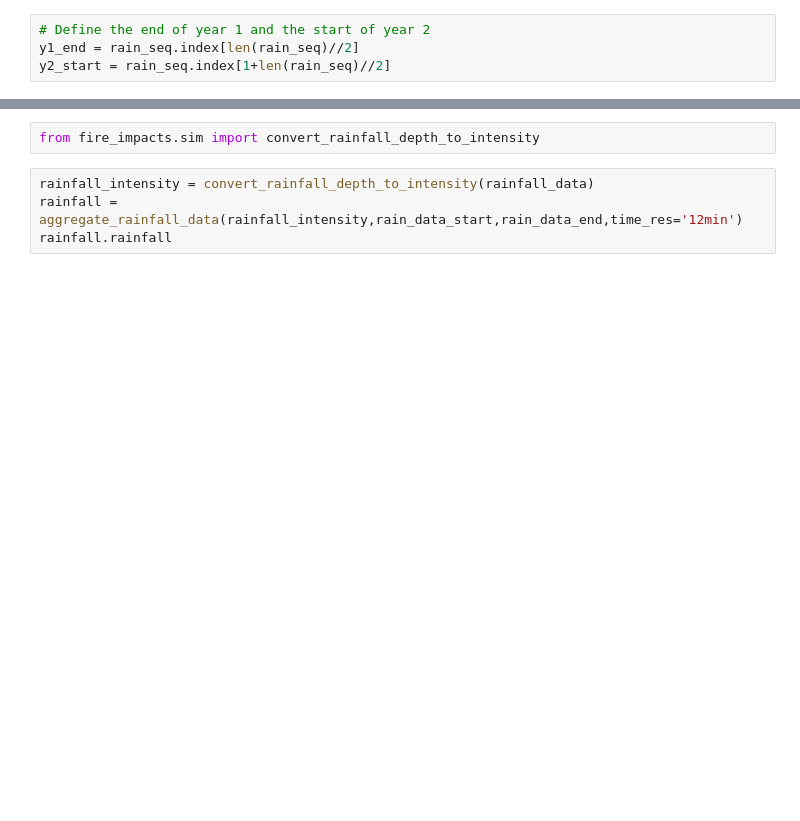
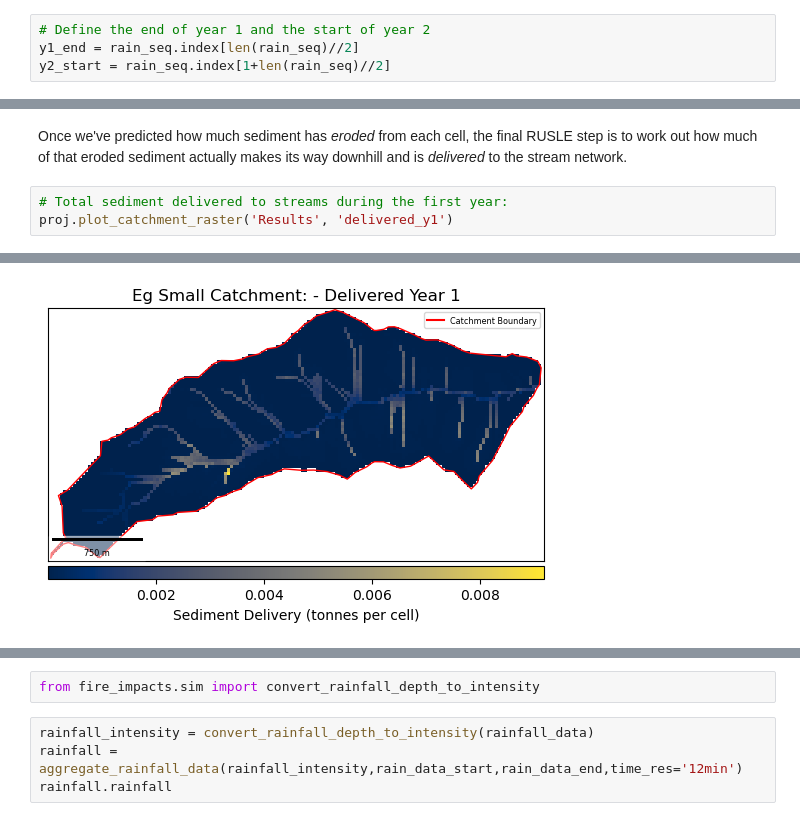
Before and after one commit to mosaic-insights/WaterRA_Bushfire_Modeling, a Jupyter notebook: examples/Simulation.ipynb, the cells around one changed output, grey strips where cells are left out. Cells and saved outputs as stored; diff of their text form; blank space fills up the shorter version.

```diff
--- a/examples/Simulation.ipynb
+++ b/examples/Simulation.ipynb
@@ -96,0 +233,6 @@ proj.plot_catchment_raster('Results', 'erosion_y1')
+# %% [markdown]
+Once we've predicted how much sediment has *eroded* from each cell, the final RUSLE step is to work out how much of that eroded sediment actually makes its way downhill and is *delivered* to the stream network.
+# %%
+# Total sediment delivered to streams during the first year:
+proj.plot_catchment_raster('Results', 'delivered_y1')
+# %% [output]
@@ -96,0 +240 @@ proj.plot_catchment_raster('Results', 'erosion_y1')
+[figure, added]
```
Also changed, not shown: parts of 41 cells of this notebook.
